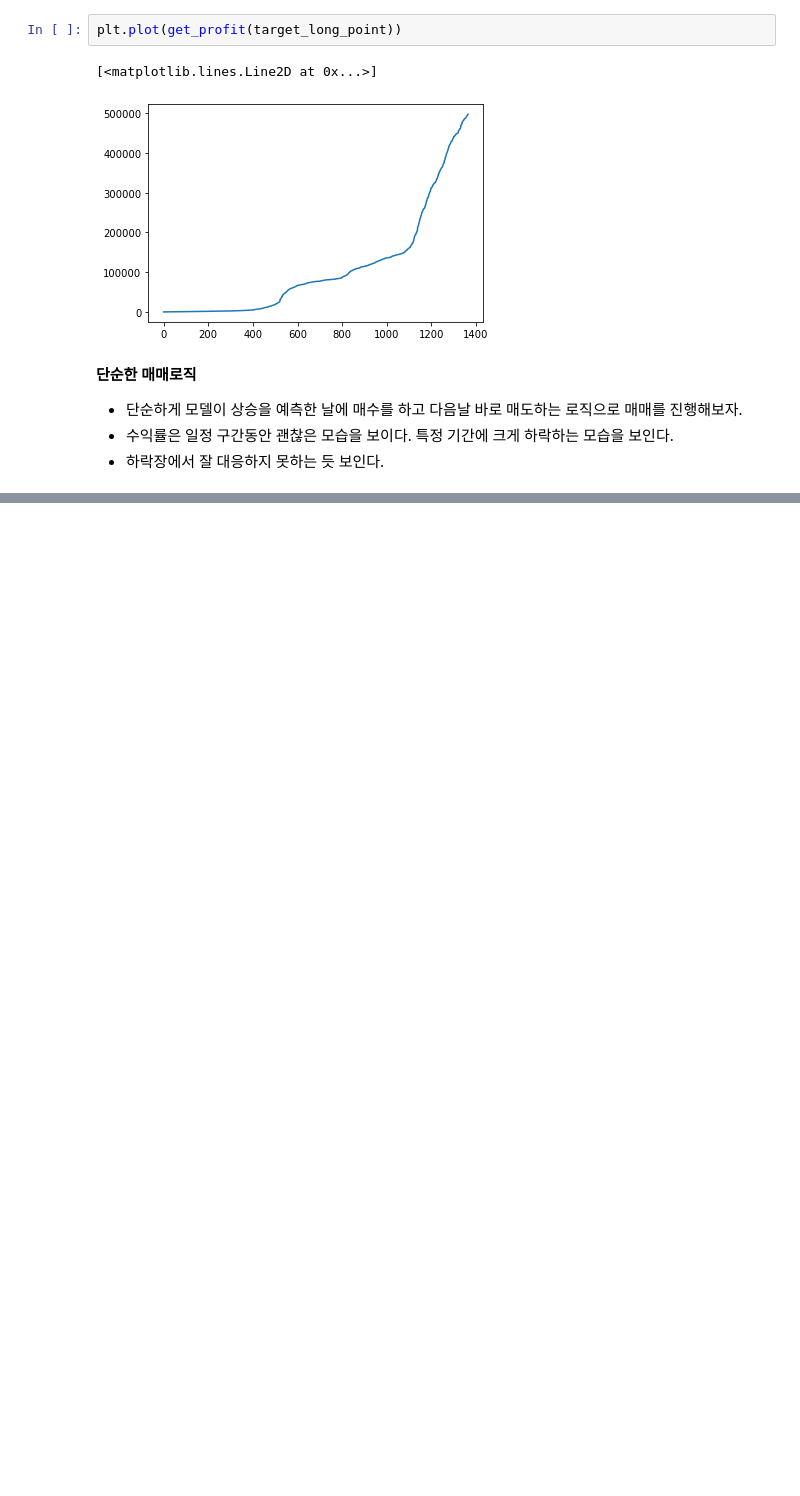
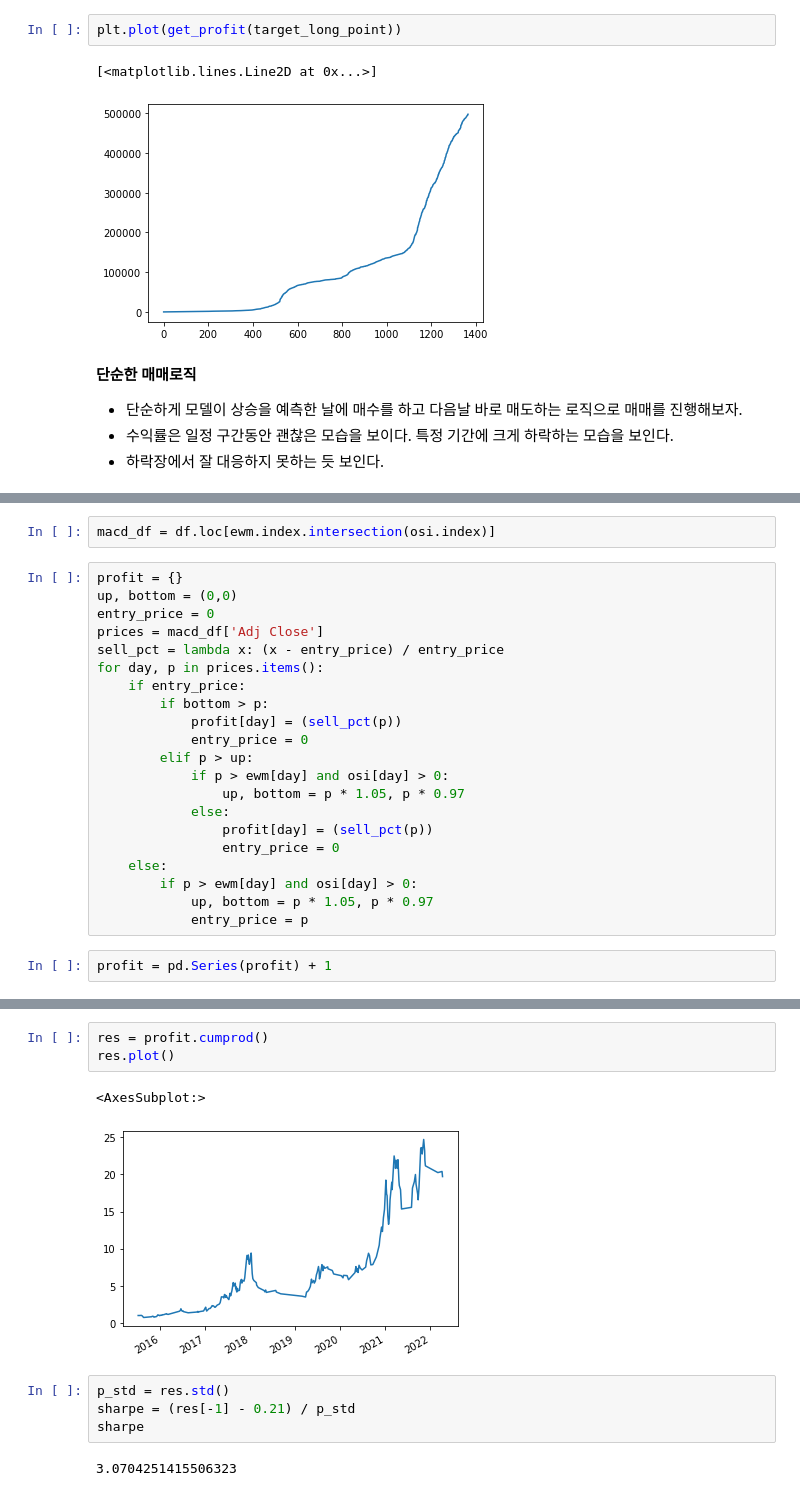
Before and after one commit to Think-JIn99/All-about-Market, a Jupyter notebook: trading/Jeong/machine_trade/model/only_btc/model_test_classify.ipynb, the cells around one changed output, grey strips where cells are left out. Cells and saved outputs as stored; diff of their text form; blank space fills up the shorter version.

Commit message:
add calculate profit

```diff
--- a/trading/Jeong/machine_trade/model/only_btc/model_test_classify.ipynb
+++ b/trading/Jeong/machine_trade/model/only_btc/model_test_classify.ipynb
@@ -313,0 +311,25 @@ ax_sub.set_xlim(new_df.index[-200], new_df.index[-SIZE])
+# %%
+macd_df = df.loc[ewm.index.intersection(osi.index)]
+# %%
+profit = {}
+up, bottom = (0,0)
+entry_price = 0
+prices = macd_df['Adj Close']
+sell_pct = lambda x: (x - entry_price) / entry_price
+for day, p in prices.items():
+    if entry_price:
+        if bottom > p:
+            profit[day] = (sell_pct(p))
+            entry_price = 0
+        elif p > up:
+            if p > ewm[day] and osi[day] > 0:
+                up, bottom = p * 1.05, p * 0.97
+            else:
+                profit[day] = (sell_pct(p))
+                entry_price = 0
+    else:
+        if p > ewm[day] and osi[day] > 0:
+            up, bottom = p * 1.05, p * 0.97
+            entry_price = p
+# %%
+profit = pd.Series(profit) + 1
@@ -313,0 +356,12 @@ ax_sub.set_xlim(new_df.index[-200], new_df.index[-SIZE])
+# %%
+res = profit.cumprod()
+res.plot()
+# %% [output]
+<AxesSubplot:>
+[figure, added]
+# %%
+p_std = res.std()
+sharpe = (res[-1] - 0.21) / p_std
+sharpe
+# %% [output]
+3.0704251415506323
```
Also changed, not shown: parts of 11 cells of this notebook.
